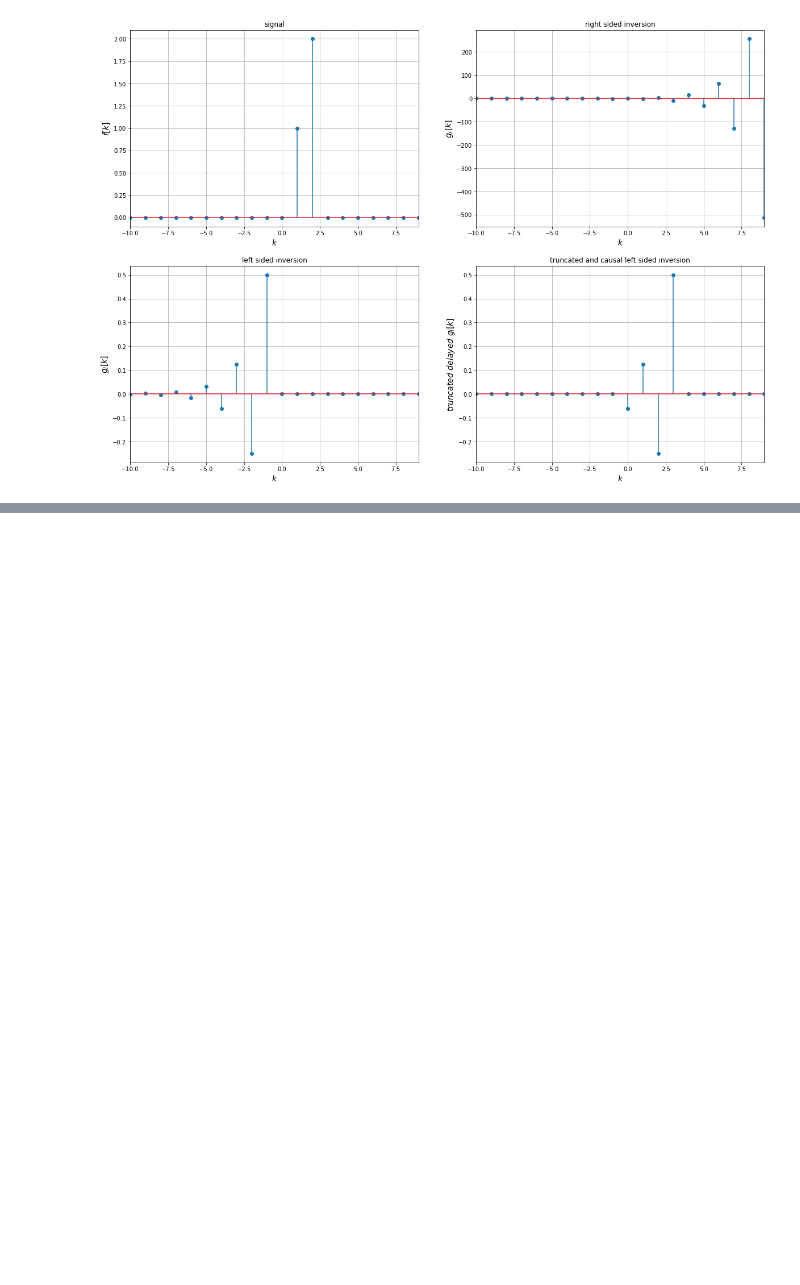
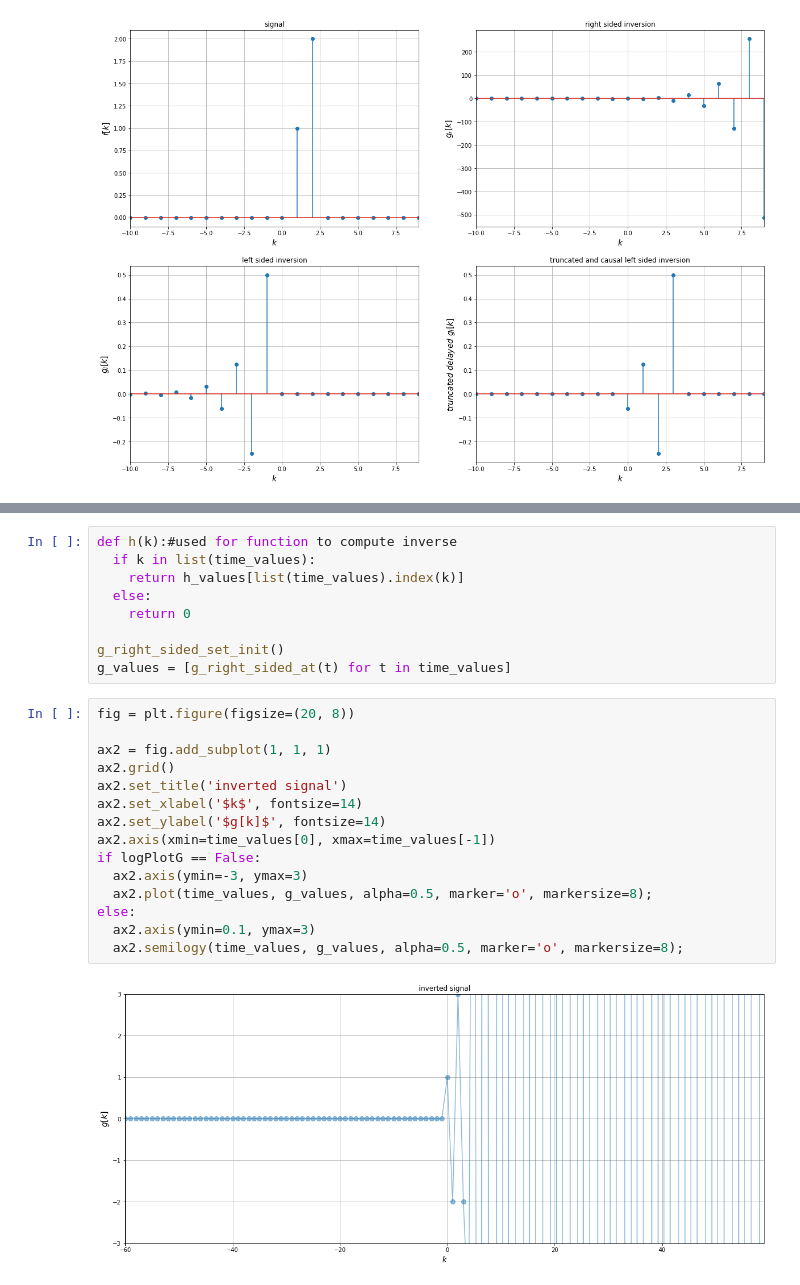
Before and after one commit to huesseol/DSSP-Illustrations, a Jupyter notebook: One_Sided_Inversion.ipynb, the cells around one changed output, grey strips where cells are left out. Saved outputs shown, nothing was run; the diff lists cells and outputs as text; blank space fills up the shorter version.

```diff
--- a/One_Sided_Inversion.ipynb
+++ b/One_Sided_Inversion.ipynb
@@ -126,0 +227,26 @@ plot_time2()
+# %%
+def h(k):#used for function to compute inverse
+  if k in list(time_values):
+    return h_values[list(time_values).index(k)]
+  else:
+    return 0
+
+g_right_sided_set_init()
+g_values = [g_right_sided_at(t) for t in time_values]
+# %%
+fig = plt.figure(figsize=(20, 8))
+
+ax2 = fig.add_subplot(1, 1, 1)
+ax2.grid()
+ax2.set_title('inverted signal')
+ax2.set_xlabel('$k$', fontsize=14)
+ax2.set_ylabel('$g[k]$', fontsize=14)
+ax2.axis(xmin=time_values[0], xmax=time_values[-1])
+if logPlotG == False:
+  ax2.axis(ymin=-3, ymax=3)
+  ax2.plot(time_values, g_values, alpha=0.5, marker='o', markersize=8);
+else:
+  ax2.axis(ymin=0.1, ymax=3)
+  ax2.semilogy(time_values, g_values, alpha=0.5, marker='o', markersize=8);
+# %% [output]
+[figure, added]
```
Also changed, not shown: parts of 13 cells of this notebook.
